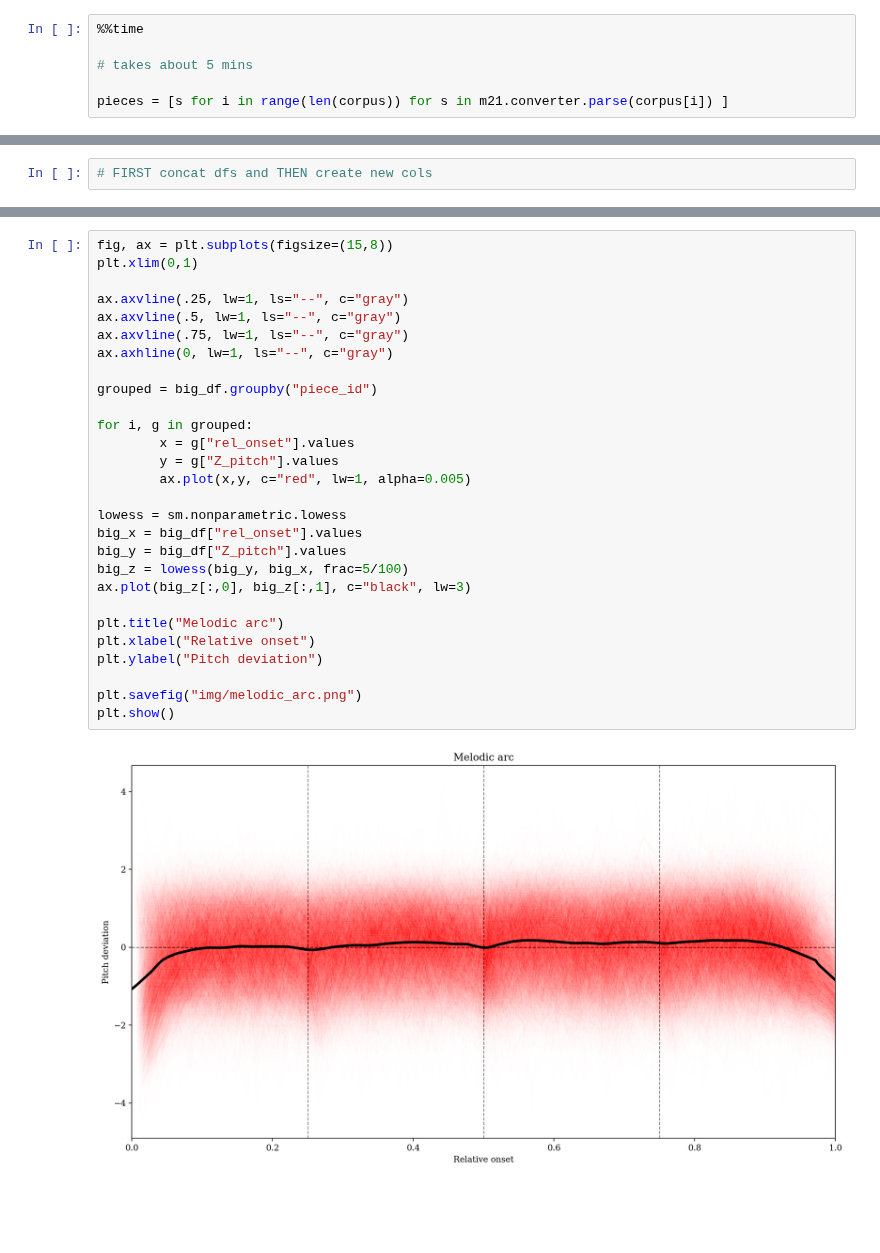
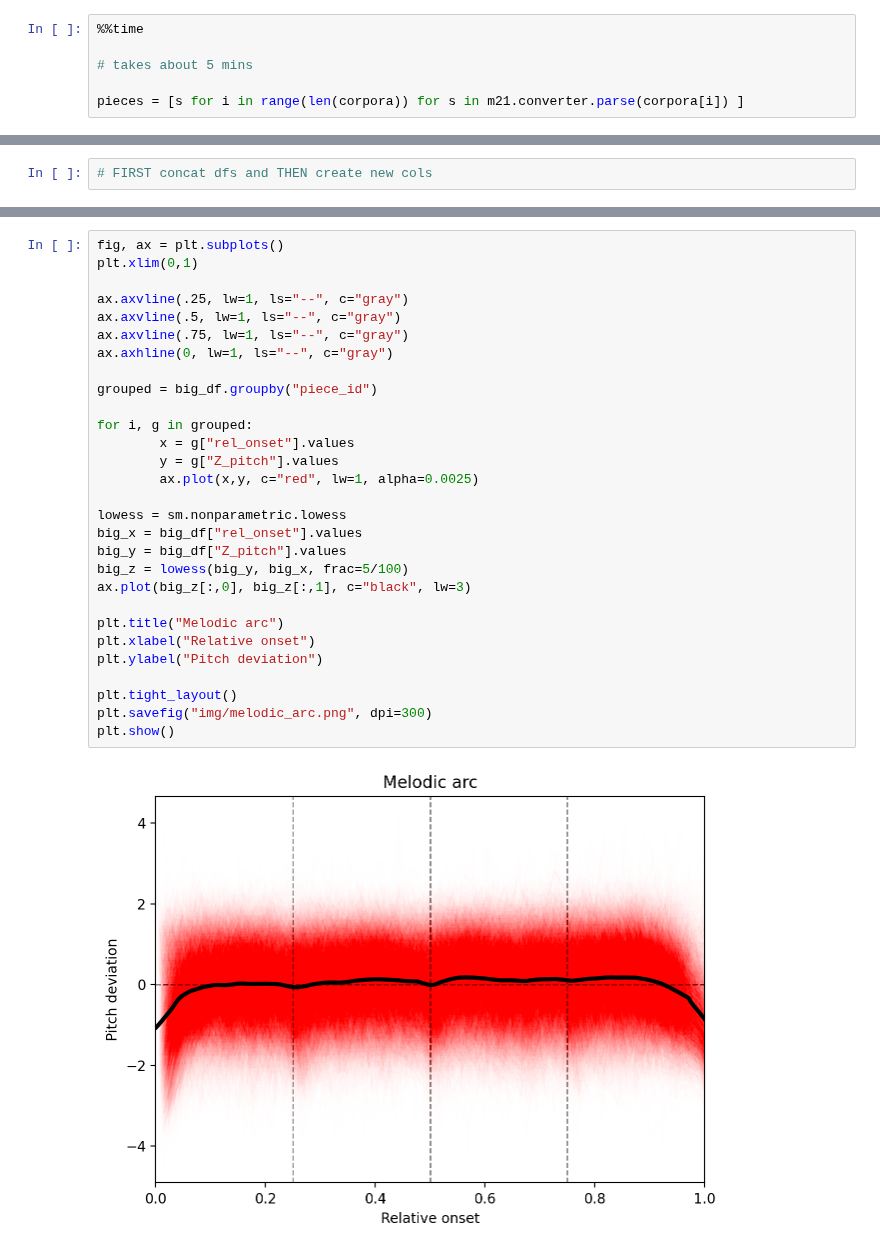
Before and after one commit to fabianmoss/intro-corpusmus, a Jupyter notebook: notebooks/02_Melody_I/02_Melody_I.ipynb, the cells around one changed output, grey strips where cells are left out. Drawn from its saved outputs; the diff is of its cells as text; blank space fills up the shorter version.

```diff
--- a/notebooks/02_Melody_I/02_Melody_I.ipynb
+++ b/notebooks/02_Melody_I/02_Melody_I.ipynb
@@ -24,5 +24,5 @@ piece.show("mid")
 
 # takes about 5 mins
 
-pieces = [s for i in range(len(corpus)) for s in m21.converter.parse(corpus[i]) ]
+pieces = [s for i in range(len(corpora)) for s in m21.converter.parse(corpora[i]) ]
 # %% [output]
@@ -116,30 +116,31 @@ big_df["duration"].plot(kind="kde",xlim=(0,1.2));
 # %%
-fig, ax = plt.subplots(figsize=(15,8))
+fig, ax = plt.subplots()
 plt.xlim(0,1)
 
 ax.axvline(.25, lw=1, ls="--", c="gray")
 ax.axvline(.5, lw=1, ls="--", c="gray")
 ax.axvline(.75, lw=1, ls="--", c="gray")
 ax.axhline(0, lw=1, ls="--", c="gray")
 
 grouped = big_df.groupby("piece_id")
 
 for i, g in grouped:
         x = g["rel_onset"].values
         y = g["Z_pitch"].values
-        ax.plot(x,y, c="red", lw=1, alpha=0.005)
+        ax.plot(x,y, c="red", lw=1, alpha=0.0025)
 
 lowess = sm.nonparametric.lowess
 big_x = big_df["rel_onset"].values
 big_y = big_df["Z_pitch"].values
 big_z = lowess(big_y, big_x, frac=5/100)
 ax.plot(big_z[:,0], big_z[:,1], c="black", lw=3)
 
 plt.title("Melodic arc")
 plt.xlabel("Relative onset")
 plt.ylabel("Pitch deviation")
 
-plt.savefig("img/melodic_arc.png")
+plt.tight_layout()
+plt.savefig("img/melodic_arc.png", dpi=300)
 plt.show()
 # %% [output]
-[figure, old version]
+[figure, new version]
```
Also changed, not shown: parts of 8 cells of this notebook, 34 other files.
